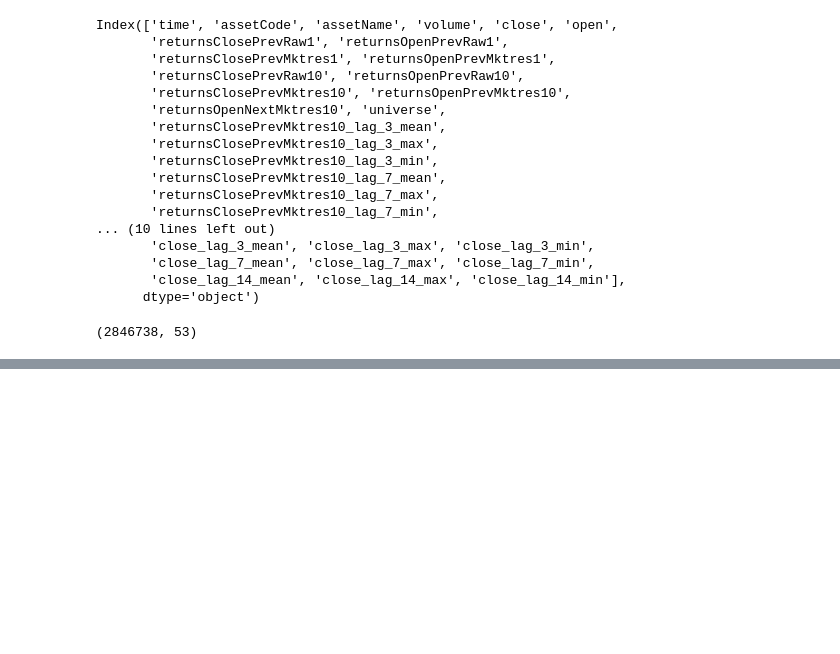
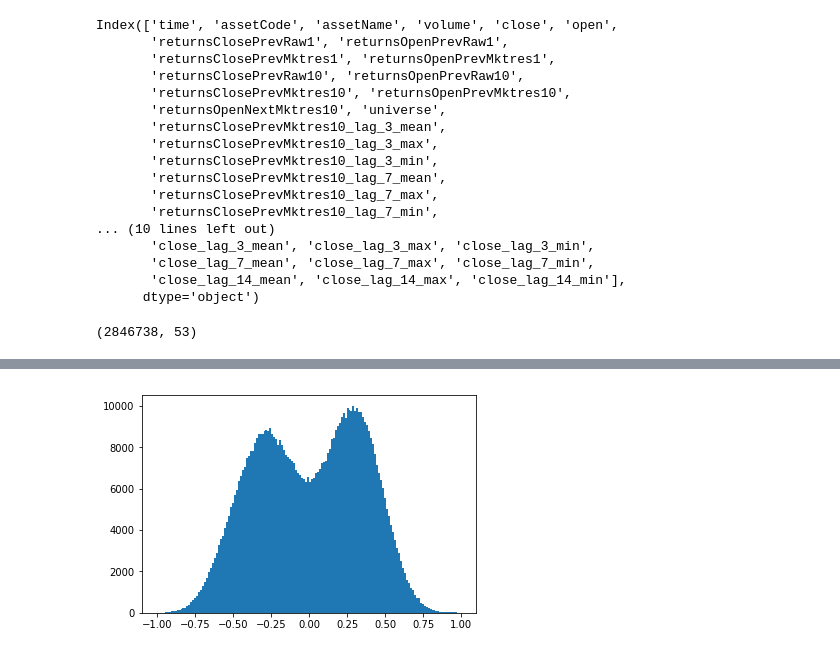
Before and after one commit to SolbiatiAlessandro/two-sigma-kaggle, a Jupyter notebook: kernels/DecisionTree/ipynb/sigma-eda-versionnew.ipynb, the cells around one changed output, grey strips where cells are left out. Cells and saved outputs as stored; diff of their text form; code cells hidden in the pictures; blank space fills up the shorter version.

```diff
--- a/kernels/DecisionTree/ipynb/sigma-eda-versionnew.ipynb
+++ b/kernels/DecisionTree/ipynb/sigma-eda-versionnew.ipynb
@@ -376,0 +400,3 @@ Training until validation scores don't improve for 5 rounds.
+# %%
+import model_lgbm_71
+m = model_lgbm_71.model('DecisionTree.model_lgbm_71')
@@ -396,3 +463,8 @@ print(score_test)
+# %%
+plt.hist(confidence_test, bins='auto')
+plt.show()
+# %% [output]
+[figure, added]
 # %%
 import gc
 del X_train,X_test
```
Also changed, not shown: parts of 15 cells of this notebook, 5 other files.
